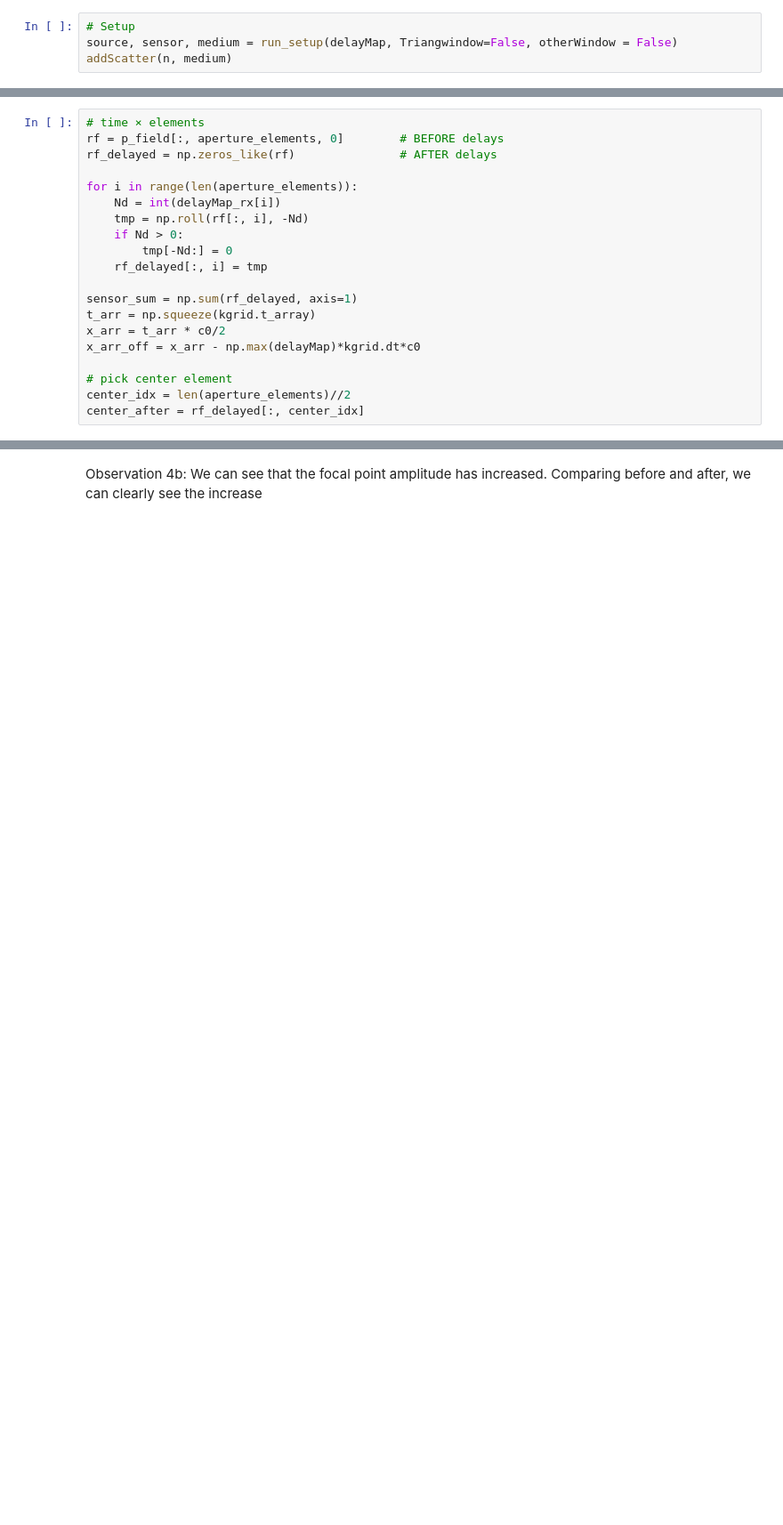
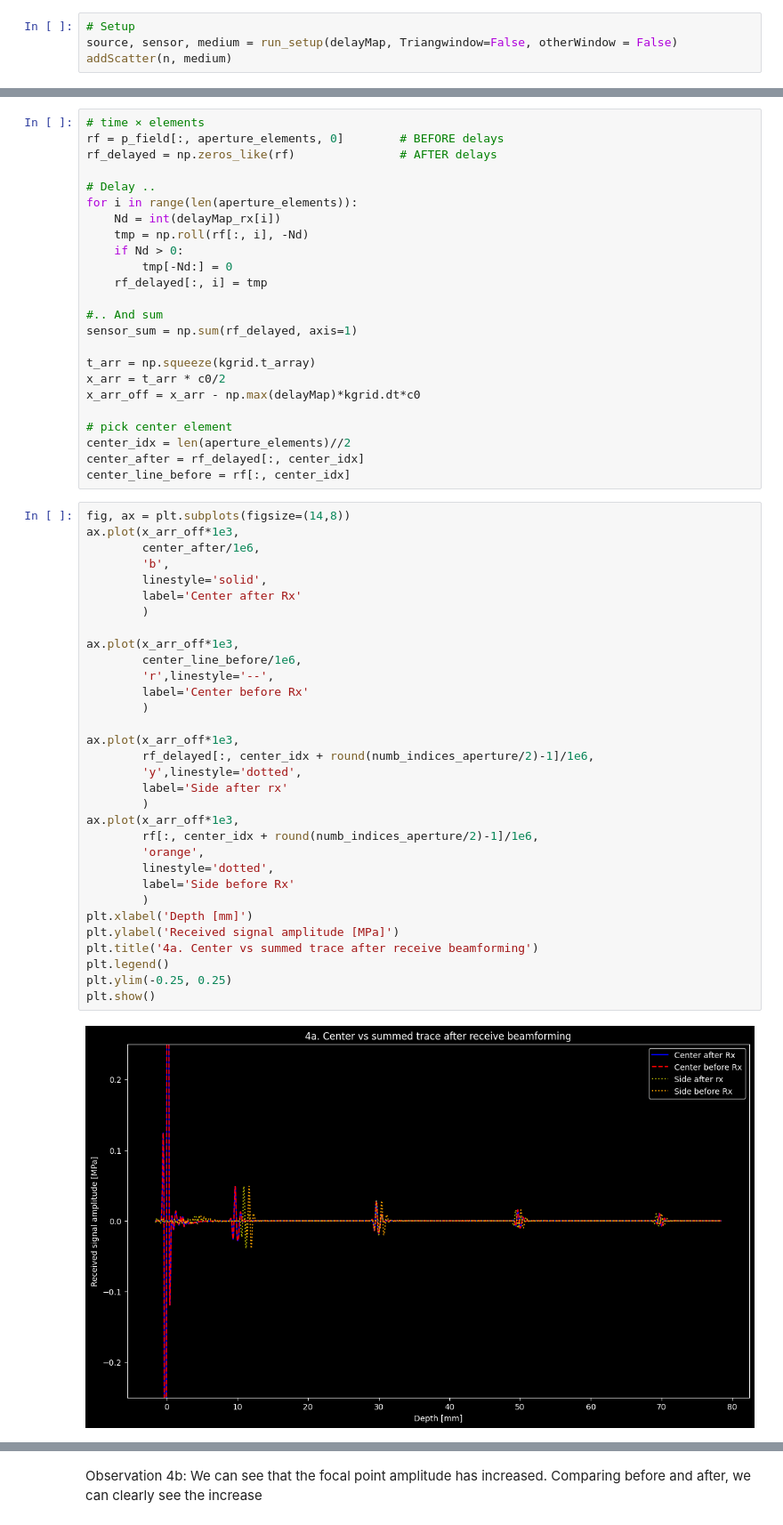
Before and after one commit to magnusgogstad/MEDT4165_ovinger, a Jupyter notebook: Exercise_5.ipynb, the cells around one changed output, grey strips where cells are left out. Shown at 89% size. Saved outputs shown, nothing was run; the diff lists cells and outputs as text; blank space fills up the shorter version.

```diff
--- a/Exercise_5.ipynb
+++ b/Exercise_5.ipynb
@@ -859,6 +858,7 @@ rf = p_field[:, aperture_elements, 0]
 rf = p_field[:, aperture_elements, 0]        # BEFORE delays
 rf_delayed = np.zeros_like(rf)               # AFTER delays
 
+# Delay ..
 for i in range(len(aperture_elements)):
     Nd = int(delayMap_rx[i])
     tmp = np.roll(rf[:, i], -Nd)
@@ -866,7 +866,9 @@ for i in range(len(aperture_elements)):
         tmp[-Nd:] = 0
     rf_delayed[:, i] = tmp
 
+#.. And sum
 sensor_sum = np.sum(rf_delayed, axis=1)
+
 t_arr = np.squeeze(kgrid.t_array)
 x_arr = t_arr * c0/2
 x_arr_off = x_arr - np.max(delayMap)*kgrid.dt*c0
@@ -874,4 +876,39 @@ x_arr_off = x_arr - np.max(delayMap)*kgrid.dt*c0
 # pick center element
 center_idx = len(aperture_elements)//2
 center_after = rf_delayed[:, center_idx]
+center_line_before = rf[:, center_idx]
+# %%
+fig, ax = plt.subplots(figsize=(14,8))
+ax.plot(x_arr_off*1e3,
+        center_after/1e6,
+        'b',
+        linestyle='solid',
+        label='Center after Rx'
+        )
+
+ax.plot(x_arr_off*1e3,
+        center_line_before/1e6,
+        'r',linestyle='--',
+        label='Center before Rx'
+        )
+
+ax.plot(x_arr_off*1e3,
+        rf_delayed[:, center_idx + round(numb_indices_aperture/2)-1]/1e6,
+        'y',linestyle='dotted',
+        label='Side after rx'
+        )
+ax.plot(x_arr_off*1e3,
+        rf[:, center_idx + round(numb_indices_aperture/2)-1]/1e6,
+        'orange',
+        linestyle='dotted',
+        label='Side before Rx'
+        )
+plt.xlabel('Depth [mm]')
+plt.ylabel('Received signal amplitude [MPa]')
+plt.title('4a. Center vs summed trace after receive beamforming')
+plt.legend()
+plt.ylim(-0.25, 0.25)
+plt.show()
+# %% [output]
+[figure, added]
 # %%
```
Also changed, not shown: parts of 23 cells of this notebook.
